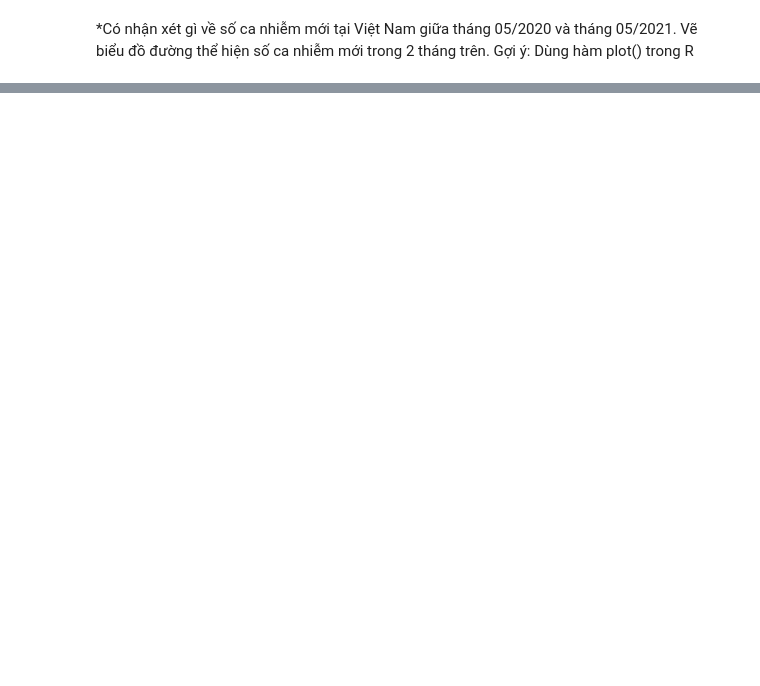
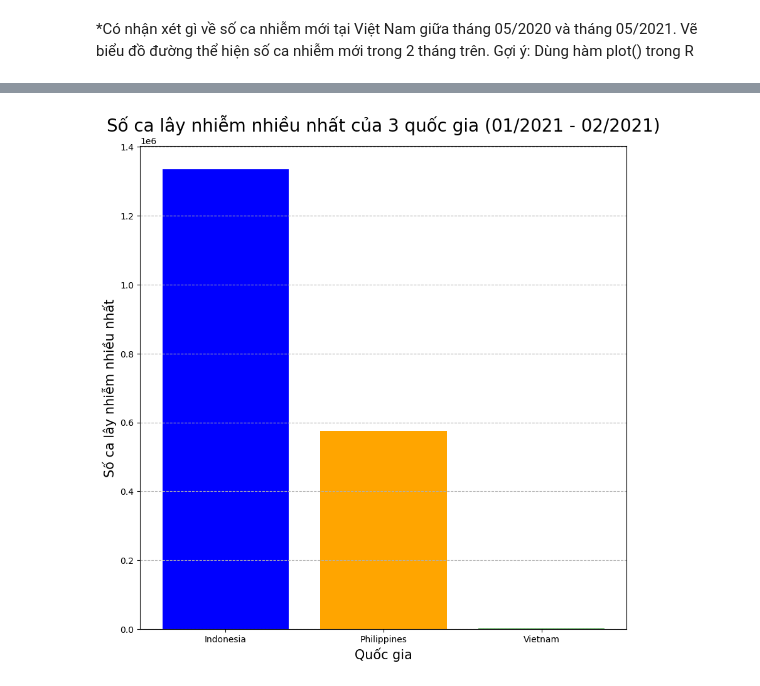
Before and after one commit to thythybui/DS108.O21.2, a Jupyter notebook: LAB_1/Corona_virus/myCode.ipynb, the cells around one changed output, grey strips where cells are left out. Cells and saved outputs as stored; diff of their text form; code cells hidden in the pictures; blank space fills up the shorter version.

```diff
--- a/LAB_1/Corona_virus/myCode.ipynb
+++ b/LAB_1/Corona_virus/myCode.ipynb
@@ -320,0 +372,28 @@ Name: Deaths, dtype: float64
+# %%
+import pandas as pd
+import matplotlib.pyplot as plt
+
+# Lọc dữ liệu cho 3 quốc gia trong tháng 01 và tháng 02 năm 2021
+filtered_data = coronaData[
+    (coronaData['Country/Region'].isin(['Vietnam', 'Indonesia', 'Philippines'])) &
+    (coronaData['ObservationDate'] >= '2021-01-01') &
+    (coronaData['ObservationDate'] <= '2021-02-28')
+]
+
+# Tìm số ca lây nhiễm nhiều nhất (Confirmed) của mỗi quốc gia trong khoảng thời gian này
+max_cases = filtered_data.groupby('Country/Region')['Confirmed'].max().reset_index()
+
+# Vẽ biểu đồ
+plt.figure(figsize=(10, 10))
+plt.bar(max_cases['Country/Region'], max_cases['Confirmed'], color=['blue', 'orange', 'green'])
+
+# Thêm tiêu đề và nhãn
+plt.title('Số ca lây nhiễm nhiều nhất của 3 quốc gia (01/2021 - 02/2021)', fontsize=20)
+plt.xlabel('Quốc gia', fontsize=15)
+plt.ylabel('Số ca lây nhiễm nhiều nhất', fontsize=15)
+plt.grid(axis='y', linestyle='--', alpha=1)
+
+# Hiển thị biểu đồ
+plt.show()
+# %% [output]
+[figure, added]
```
Also changed, not shown: parts of 12 cells of this notebook.
